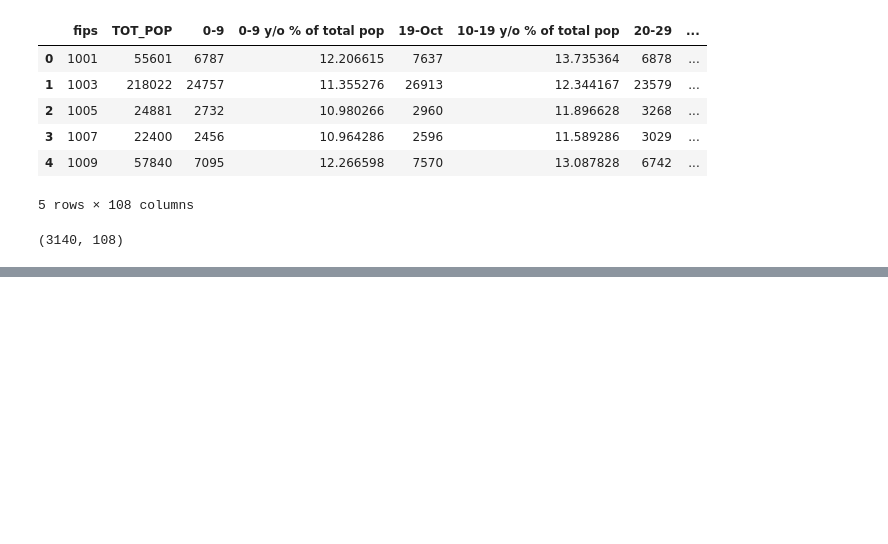
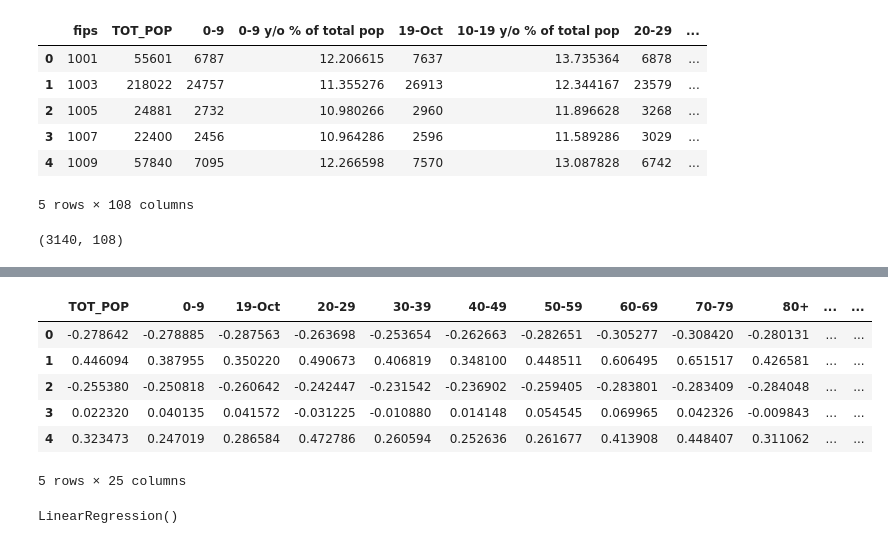
Before and after one commit to pythorena/Modelo-lineal-regularizado, a Jupyter notebook: src/explore.ipynb, the cells around one changed output, grey strips where cells are left out. Saved outputs shown, nothing was run; the diff lists cells and outputs as text; code cells hidden in the pictures; blank space fills up the shorter version.

```diff
--- a/src/explore.ipynb
+++ b/src/explore.ipynb
@@ -87,0 +175,18 @@ X_train, X_test, y_train, y_test = train_test_split(X, y, test_size = 0.2, rando
+# %%
+X_test_sel.head()
+# %% [output]
+|  | TOT_POP | 0-9 | 19-Oct | 20-29 | 30-39 | 40-49 | 50-59 | 60-69 | 70-79 | 80+ | ... | ... |
+| 0 | -0.278642 | -0.278885 | -0.287563 | -0.263698 | -0.253654 | -0.262663 | -0.282651 | -0.305277 | -0.308420 | -0.280131 | ... | ... |
+| 1 | 0.446094 | 0.387955 | 0.350220 | 0.490673 | 0.406819 | 0.348100 | 0.448511 | 0.606495 | 0.651517 | 0.426581 | ... | ... |
+| 2 | -0.255380 | -0.250818 | -0.260642 | -0.242447 | -0.231542 | -0.236902 | -0.259405 | -0.283801 | -0.283409 | -0.284048 | ... | ... |
+| 3 | 0.022320 | 0.040135 | 0.041572 | -0.031225 | -0.010880 | 0.014148 | 0.054545 | 0.069965 | 0.042326 | -0.009843 | ... | ... |
+| 4 | 0.323473 | 0.247019 | 0.286584 | 0.472786 | 0.260594 | 0.252636 | 0.261677 | 0.413908 | 0.448407 | 0.311062 | ... | ... |
+5 rows × 25 columns
+# %%
+# Implementación de regresión lineal
+from sklearn.linear_model import LinearRegression
+
+model = LinearRegression()
+model.fit(X_train_sel, y_train)
+# %% [output]
+LinearRegression()
```
Also changed, not shown: parts of 17 cells of this notebook.
